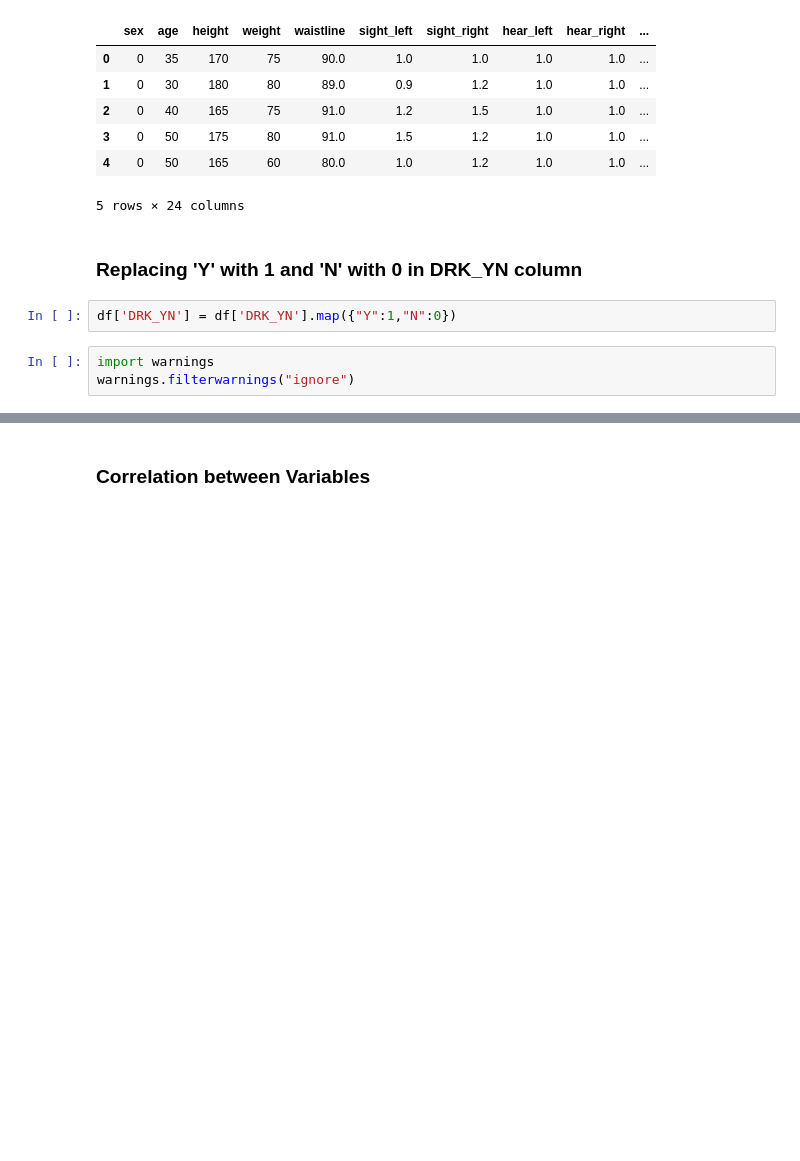
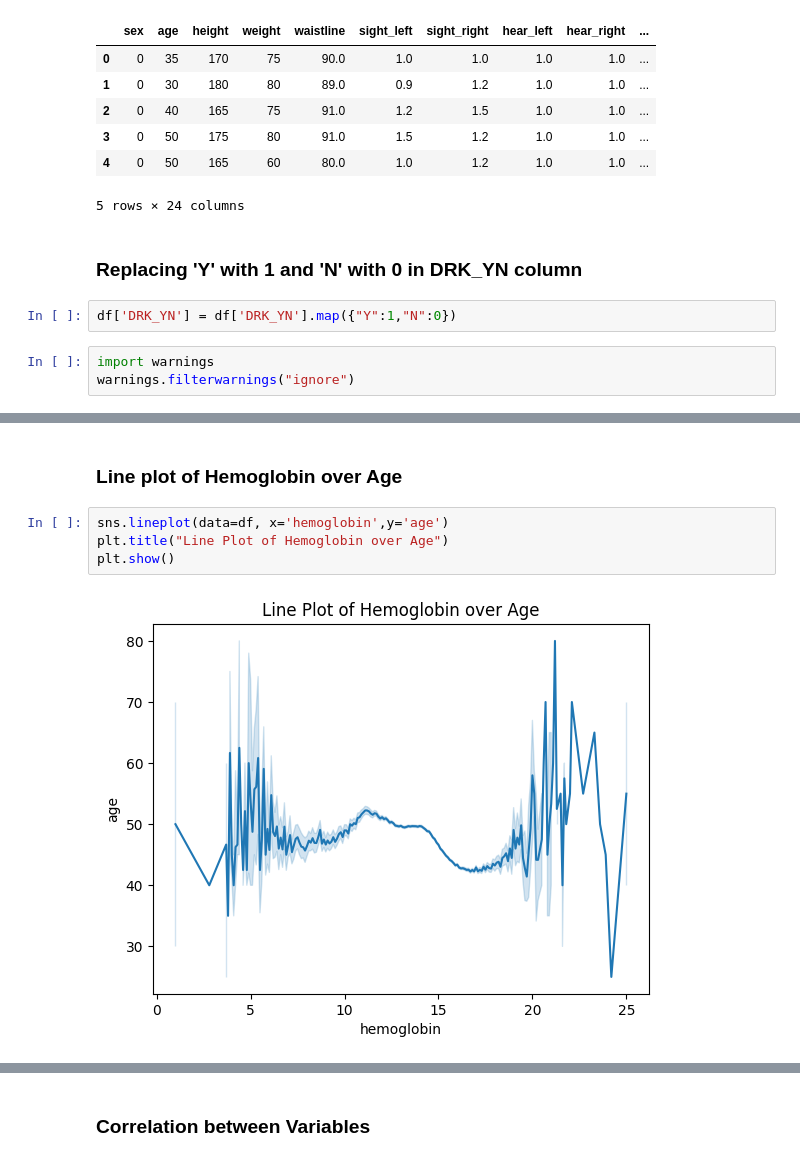
Before and after one commit to vikaschauhan734/smoking_drinking_classification, a Jupyter notebook: notebook.ipynb, the cells around one changed output, grey strips where cells are left out. Saved outputs shown, nothing was run; the diff lists cells and outputs as text; blank space fills up the shorter version.

```diff
--- a/notebook.ipynb
+++ b/notebook.ipynb
@@ -109,0 +164,8 @@ warnings.filterwarnings("ignore")
+# %% [markdown]
+### Line plot of Hemoglobin over Age
+# %%
+sns.lineplot(data=df, x='hemoglobin',y='age')
+plt.title("Line Plot of Hemoglobin over Age")
+plt.show()
+# %% [output]
+[figure, added]
```
Also changed, not shown: parts of 41 cells of this notebook, 6 other files.
